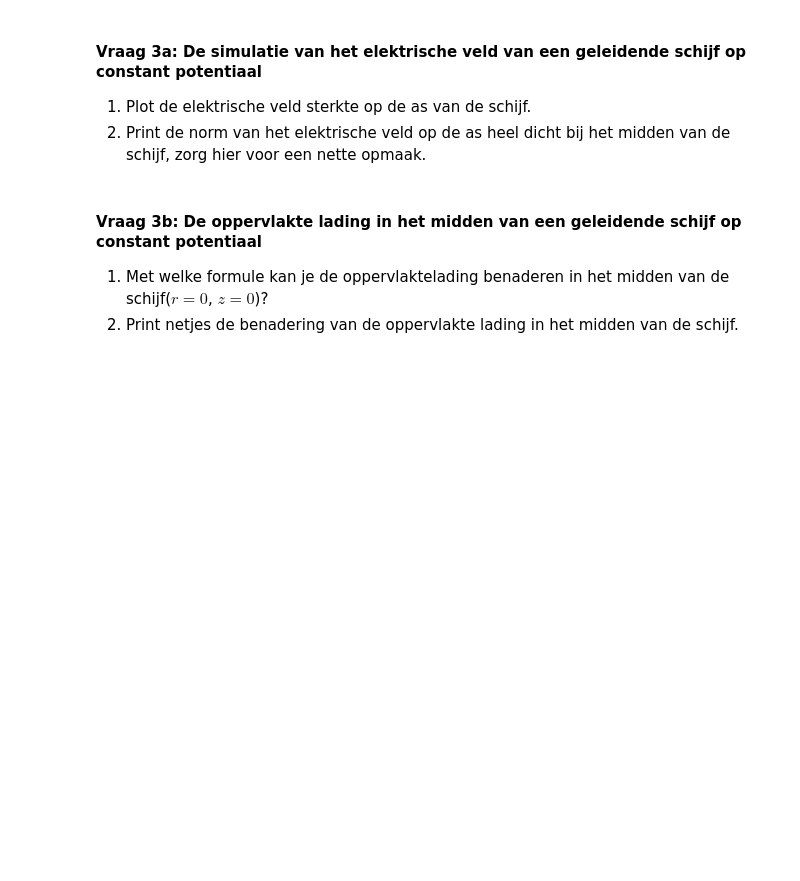
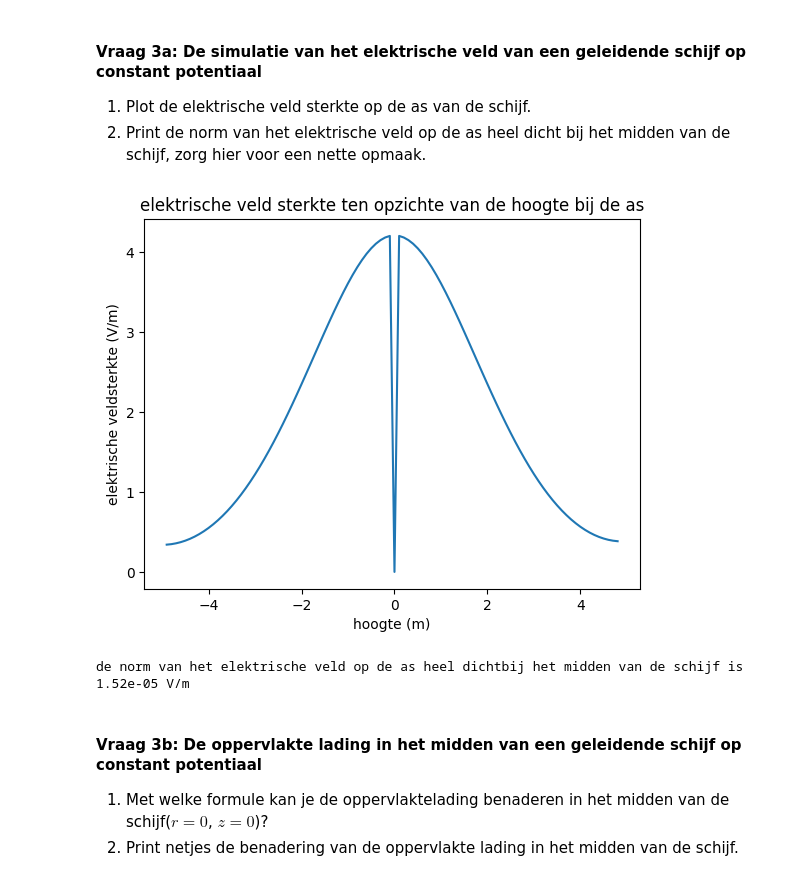
Before and after one commit to AAAGomperts/opdrachten-DEF-D, a Jupyter notebook: DigitaleOntwerpopdrachten/1CondensatorOpdracht/CondensatorOntwerpopdracht.ipynb, the cells around one changed output. Saved outputs shown, nothing was run; the diff lists cells and outputs as text; code cells hidden in the pictures; blank space fills up the shorter version.

```diff
--- a/DigitaleOntwerpopdrachten/1CondensatorOpdracht/CondensatorOntwerpopdracht.ipynb
+++ b/DigitaleOntwerpopdrachten/1CondensatorOpdracht/CondensatorOntwerpopdracht.ipynb
@@ -352,8 +352,21 @@ plot_results_disk(Ez, Er, normE, V, r, z, grid_step, disk_radius, z_pos_disk1, z
 2. Print de norm van het elektrische veld op de as heel dicht bij het midden van de schijf, zorg hier voor een nette opmaak.
 # %%
 ###
-###Jouw code hier###
+
+plt.figure()
+plt.title("elektrische veld sterkte ten opzichte van de hoogte bij de as")
+plt.plot(z[1:-1],normE[:,0])
+plt.xlabel("hoogte (m)")
+plt.ylabel("elektrische veldsterkte (V/m)")
+plt.show()
+
+idx_z_0 = find_idx_nearest(z,0)
+normE_z0 = normE[idx_z_0-1,0]
+print("de norm van het elektrische veld op de as heel dichtbij het midden van de schijf is", round(normE_z0,7), "V/m")
 ###
+# %% [output]
+[figure, added]
+de norm van het elektrische veld op de as heel dichtbij het midden van de schijf is 1.52e-05 V/m
 # %% [markdown]
 #### Vraag 3b: De oppervlakte lading in het midden van een geleidende schijf op constant potentiaal
 
```
Also changed, not shown: parts of 2 cells of this notebook.
